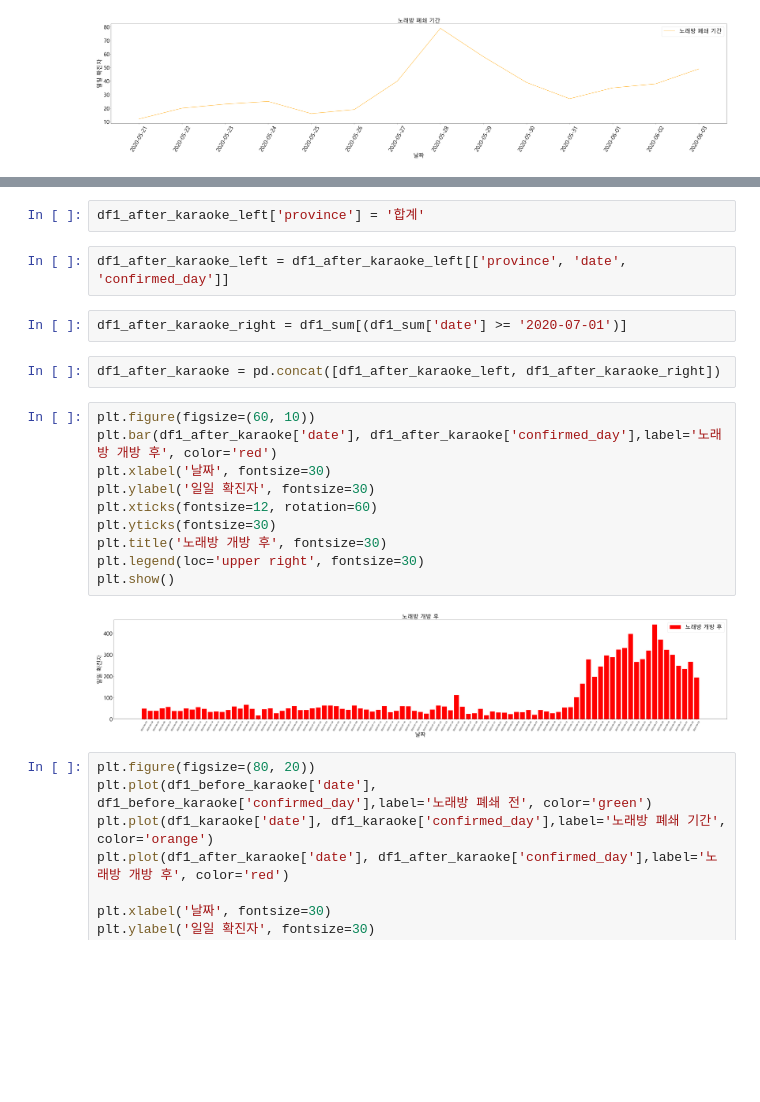
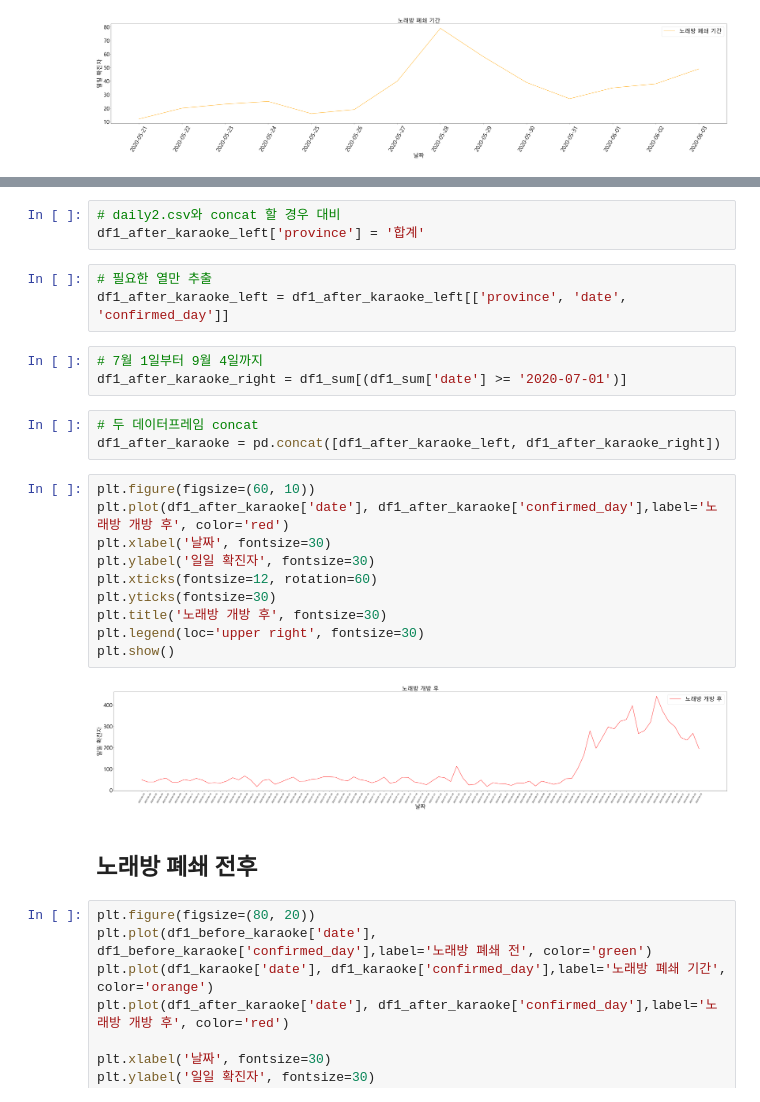
Before and after one commit to xdfc1745/corona_dataAnalysis, a Jupyter notebook: policy_until_0904/covid19_policy_Administrative.ipynb, the cells around one changed output, grey strips where cells are left out. Cells and saved outputs as stored; diff of their text form; blank space fills up the shorter version.

```diff
--- a/policy_until_0904/covid19_policy_Administrative.ipynb
+++ b/policy_until_0904/covid19_policy_Administrative.ipynb
@@ -321,24 +202,30 @@ plt.show()
 df1_after_karaoke_left = df1_time[(df1_time['date'] >= df2.loc[55, 'end_date'])]
-# %%
-df1_after_karaoke_left['province'] = '합계'
+# %%
+# daily2.csv와 concat 할 경우 대비
+df1_after_karaoke_left['province'] = '합계'
 # %%
+# 필요한 열만 추출
 df1_after_karaoke_left = df1_after_karaoke_left[['province', 'date', 'confirmed_day']]
 # %%
+# 7월 1일부터 9월 4일까지
 df1_after_karaoke_right = df1_sum[(df1_sum['date'] >= '2020-07-01')]
 # %%
+# 두 데이터프레임 concat
 df1_after_karaoke = pd.concat([df1_after_karaoke_left, df1_after_karaoke_right])
 # %%
 plt.figure(figsize=(60, 10))
-plt.bar(df1_after_karaoke['date'], df1_after_karaoke['confirmed_day'],label='노래방 개방 후', color='red')
+plt.plot(df1_after_karaoke['date'], df1_after_karaoke['confirmed_day'],label='노래방 개방 후', color='red')
 plt.xlabel('날짜', fontsize=30)
 plt.ylabel('일일 확진자', fontsize=30)
 plt.xticks(fontsize=12, rotation=60)
 plt.yticks(fontsize=30)
 plt.title('노래방 개방 후', fontsize=30)
 plt.legend(loc='upper right', fontsize=30)
 plt.show()
 # %% [output]
-[figure, old version]
+[figure, new version]
+# %% [markdown]
+## 노래방 폐쇄 전후
 # %%
 plt.figure(figsize=(80, 20))
 plt.plot(df1_before_karaoke['date'], df1_before_karaoke['confirmed_day'],label='노래방 폐쇄 전', color='green')
```
Also changed, not shown: parts of 51 cells of this notebook, 6 other files.
